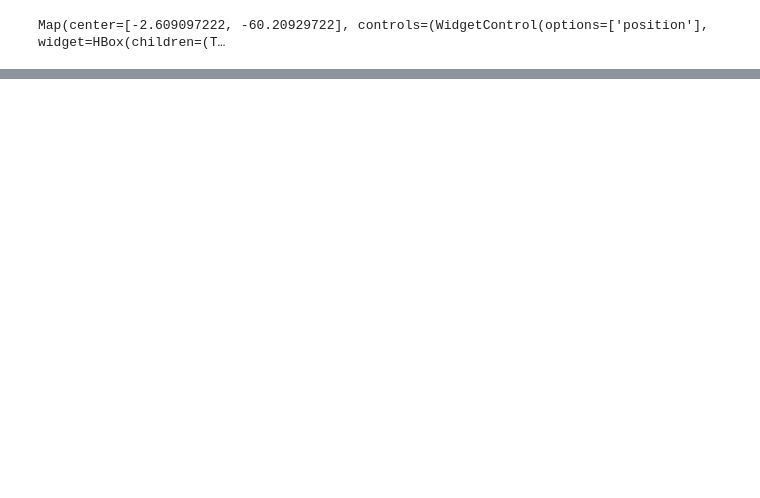
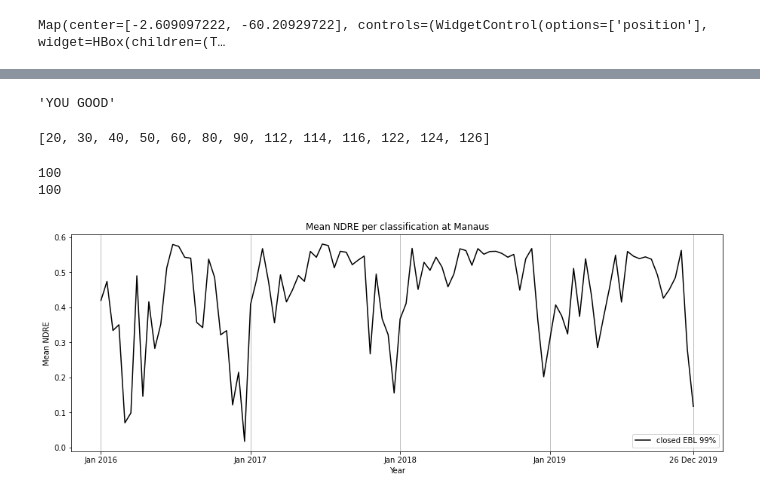
Before and after one commit to jitendra-kumar/tropical_phenology_gee, a Jupyter notebook: morgan/Venus_Tiles_Land_Cover(Raster).ipynb, the cells around one changed output, grey strips where cells are left out. Cells and saved outputs as stored; diff of their text form; code cells hidden in the pictures; blank space fills up the shorter version.

```diff
--- a/morgan/Venus_Tiles_Land_Cover(Raster).ipynb
+++ b/morgan/Venus_Tiles_Land_Cover(Raster).ipynb
@@ -80,0 +113,3 @@ print(d.getInfo())
+# %%
+d = classMeans(classed_imgs)
+print(d)
@@ -80,0 +147,24 @@ print(d.getInfo())
+# %%
+#Look for empty dicitonaries
+def findBad(alist):
+    for obj in alist:
+        for blist in alist:
+            for dictionary in blist:
+                if len(dictionary) == 0:
+                    return('BAD BOY DETECTED')
+                else:
+                    return('YOU GOOD')
+findBad(l)
+# %% [output]
+'YOU GOOD'
+# %%
+test_list = []
+for element in l:
+    for value in element:
+        test_list.append(value['class'])
+
+labels_list = list(set(test_list))
+labels_list.sort()
+print(labels_list)
+# %% [output]
+[20, 30, 40, 50, 60, 80, 90, 112, 114, 116, 122, 124, 126]
@@ -80,0 +194,42 @@ print(d.getInfo())
+# %%
+list20 = [np.nan if v == 0 else v for v in list_20]
+list30 = [np.nan if v == 0 else v for v in list_30]
+list40 = [np.nan if v == 0 else v for v in list_40]
+list50 = [np.nan if v == 0 else v for v in list_50]
+list60 = [np.nan if v == 0 else v for v in list_60]
+list80 = [np.nan if v == 0 else v for v in list_80]
+list90 = [np.nan if v == 0 else v for v in list_90]
+list112 = [np.nan if v == 0 else v for v in list_112]
+list114 = [np.nan if v == 0 else v for v in list_114]
+list116 = [np.nan if v == 0 else v for v in list_116]
+list122 = [np.nan if v == 0 else v for v in list_122]
+list124 = [np.nan if v == 0 else v for v in list_124]
+list126 = [np.nan if v == 0 else v for v in list_126]
+# %%
+#Make sure above lists are same length
+print(len(list_20))
+print(len(list_112))
+# %% [output]
+100
+100
+# %%
+#Manaus
+plt.axes([2, 0, 2, 1])
+plt.grid(b = True, which = 'major', axis = 'x')
+
+#plt.plot(list20, label='shrubs <1%')
+#plt.plot(list30, label='herbaceous <1%')
+#plt.plot(list40, label='agriculture <1%')
+plt.plot(list112, color='black', label='closed EBL 99%')
+#plt.plot(list116, label='closed forest <1%')
+#plt.plot(list122, label='open ebl <1%')
+#plt.plot(list126, label='open forest <1%')
+plt.legend(loc = "lower right")
+
+plt.title("Mean NDRE per classification at Manaus")
+plt.ylabel("Mean NDRE")
+plt.xlabel("Year")
+plt.xticks(ticks = [0, 25, 50, 75, 99], labels = ['Jan 2016', 'Jan 2017', 'Jan 2018', 'Jan 2019', '26 Dec 2019'])
+plt.show()
+# %% [output]
+[figure, added]
```
Also changed, not shown: parts of 22 cells of this notebook.
